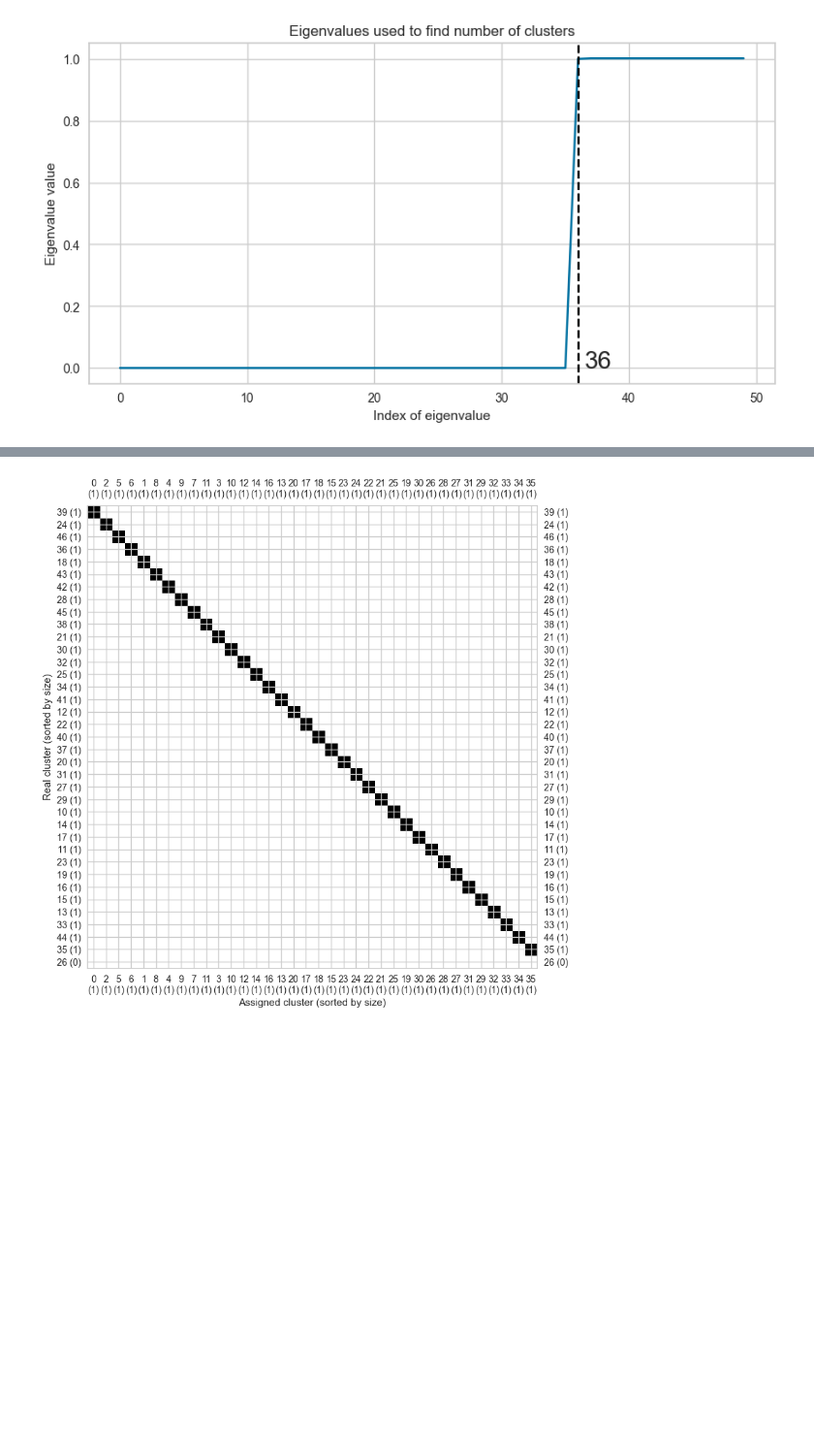
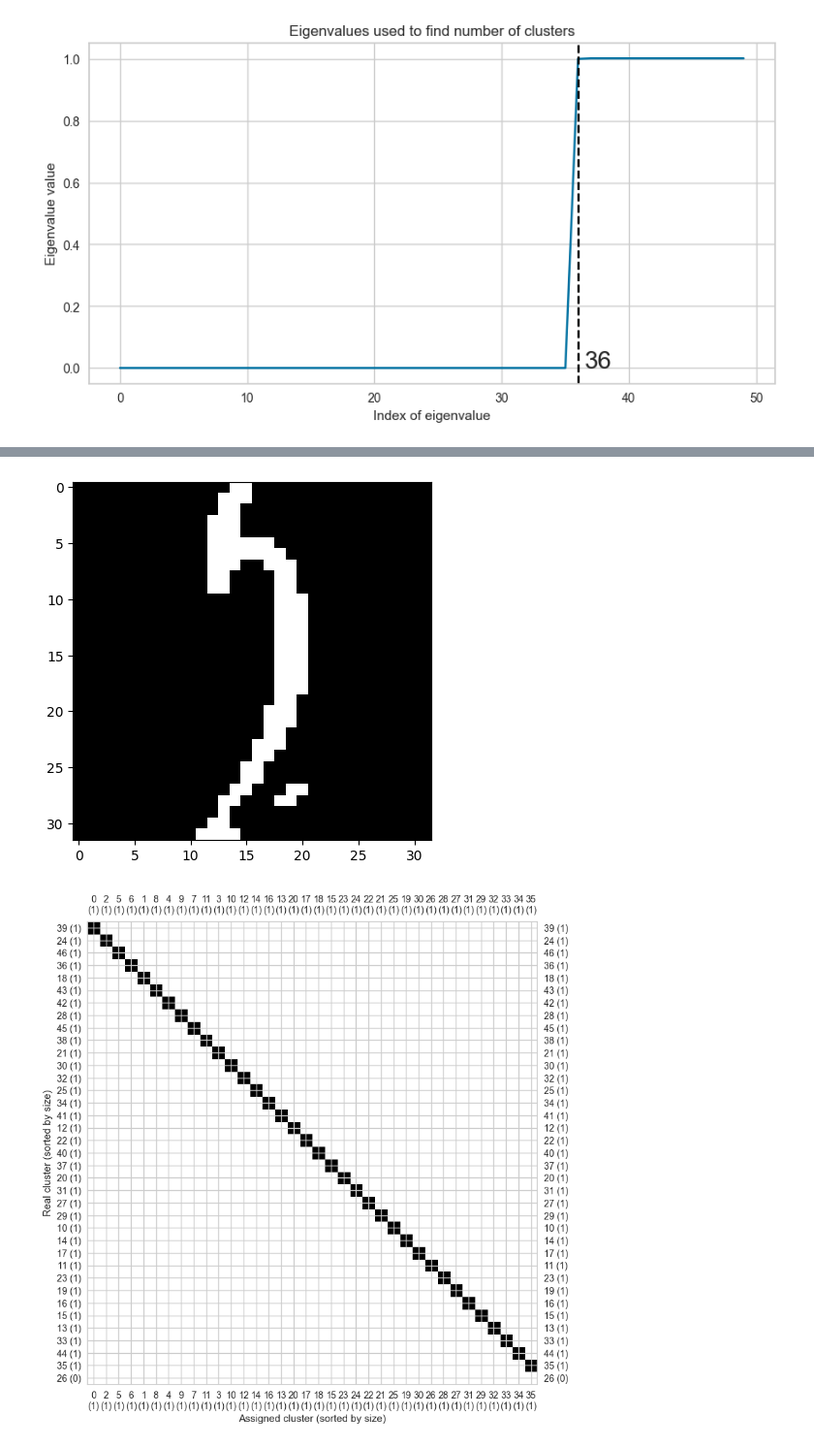
Before and after one commit to klima7/KMNIST-EMNIST-Translator, a Jupyter notebook: training/clean.ipynb, the cells around one changed output, grey strips where cells are left out. Shown at 97% size. Drawn from its saved outputs; the diff is of its cells as text; code cells hidden in the pictures; blank space fills up the shorter version.

```diff
--- a/training/clean.ipynb
+++ b/training/clean.ipynb
@@ -157,0 +147,7 @@ utils.show_sorted_characters(sorted_encoded_kmnist, kconf.autoencoder, binarize=
+# %%
+char = kconf.characters[11]
+plt.imshow(char, cmap='gray')
+encoded = kconf.autoencoder.encoder.predict(np.array([char]))[0]
+label = kconf.clusterizer.predict(np.array([encoded]))[0]
+print(label)
+# %% [output]
@@ -158 +156,2 @@ utils.show_sorted_characters(sorted_encoded_kmnist, kconf.autoencoder, binarize=
+[figure, added]
 # %%
```
Also changed, not shown: parts of 13 cells of this notebook, 5 other files.
